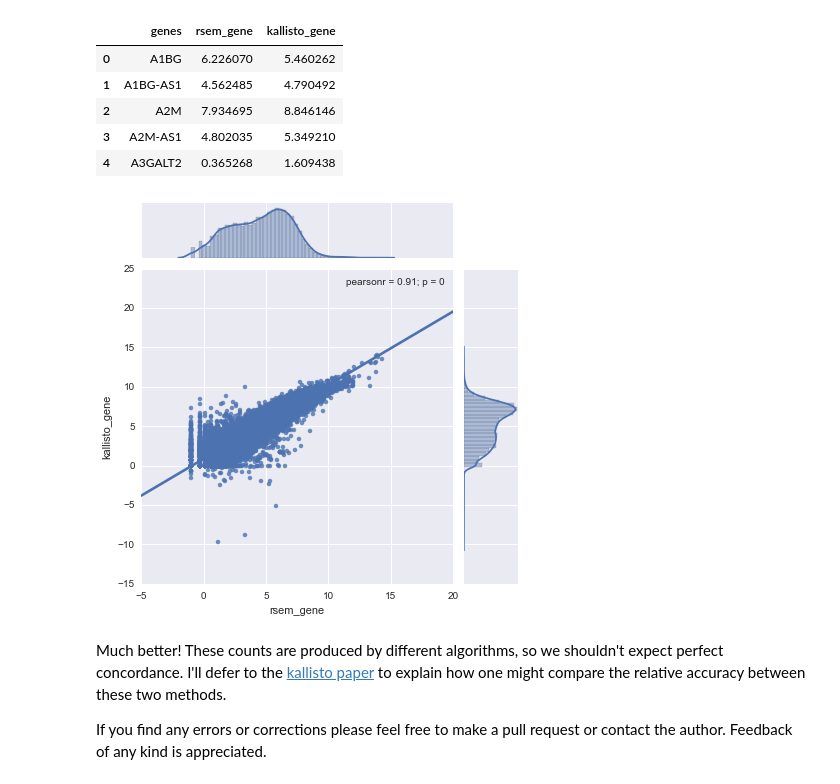
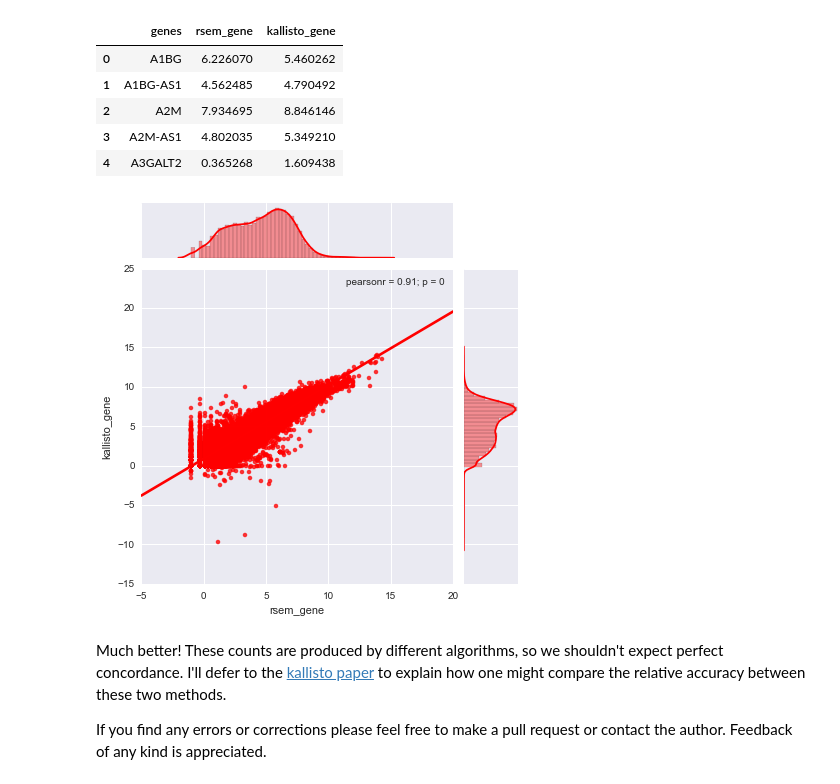
Before and after one commit to jvivian/ipython_notebooks, a Jupyter notebook: RSEM_comparison/RSEM_comparison.ipynb, the cells around one changed output. Drawn from its saved outputs; the diff is of its cells as text; code cells hidden in the pictures.

```diff
--- a/RSEM_comparison/RSEM_comparison.ipynb
+++ b/RSEM_comparison/RSEM_comparison.ipynb
@@ -412,9 +412,9 @@ gene_master.head()
 | 3 | A2M-AS1 | 4.802035 | 5.349210 |
 | 4 | A3GALT2 | 0.365268 | 1.609438 |
 # %%
-sns.jointplot(x='rsem_gene', y='kallisto_gene', data=gene_master, kind='reg');
+sns.jointplot(x='rsem_gene', y='kallisto_gene', data=gene_master, kind='reg', color='r');
 # %% [output]
-[figure, old version]
+[figure, new version]
 # %% [markdown]
 Much better! These counts are produced by different algorithms, so we shouldn't expect perfect concordance. I'll defer to the [kallisto paper](http://arxiv.org/abs/1505.02710) to explain how one might compare the relative accuracy between these two methods.
 
```
Also changed, not shown: parts of 2 cells of this notebook.
